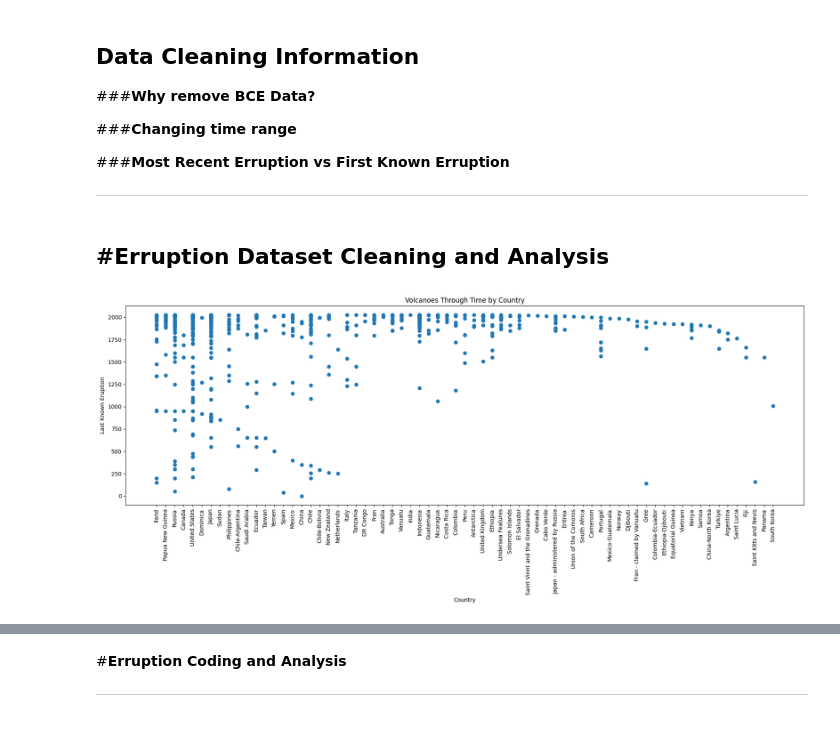
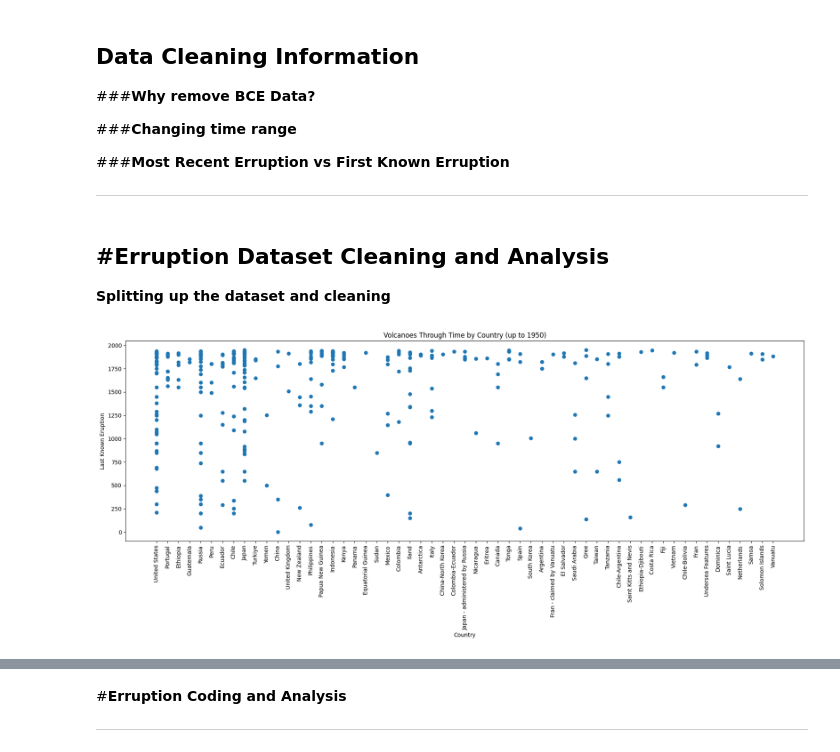
Before and after one commit to Frederque/EMSC2010_IndividualProject_Volcanoes-, a Jupyter notebook: EMSC2010_IndividualProject_Volcanoes_Draft2.ipynb, the cells around one changed output, grey strips where cells are left out. Cells and saved outputs as stored; diff of their text form; code cells hidden in the pictures.

```diff
--- a/EMSC2010_IndividualProject_Volcanoes_Draft2.ipynb
+++ b/EMSC2010_IndividualProject_Volcanoes_Draft2.ipynb
@@ -84,29 +84,36 @@ I utilised AI to plot the interactive globe, as I wanted a graphic that was more
 # %% [markdown]
 #**Erruption Dataset Cleaning and Analysis**
 ---
+
+**Splitting up the dataset and cleaning**
 # %%
 import pandas as pd
 import matplotlib.pyplot as plt
 
+# Load the data
 df = pd.read_excel("VCLocsV2.xlsx")
+
+# Filter for eruptions until 1950
+df_filtered = df[df["Last Known Eruption"] <= 1950]
 
 plt.figure(figsize=(18, 8))
 
+# Create scatter plot
 scatter = plt.scatter(
-    df["Country"],
-    df["Last Known Eruption"],
+    df_filtered["Country"],
+    df_filtered["Last Known Eruption"],
 )
 
 plt.xlabel("Country")
 plt.ylabel("Last Known Eruption")
-plt.title("Volcanoes Through Time by Country")
+plt.title("Volcanoes Through Time by Country (up to 1950)")
 
 plt.xticks(rotation=90)
 
 plt.tight_layout()
 plt.show()
 # %% [output]
-[figure, old version]
+[figure, new version]
 # %%
 import pandas as pd
 import plotly.express as px
```
Also changed, not shown: parts of 5 cells of this notebook.
